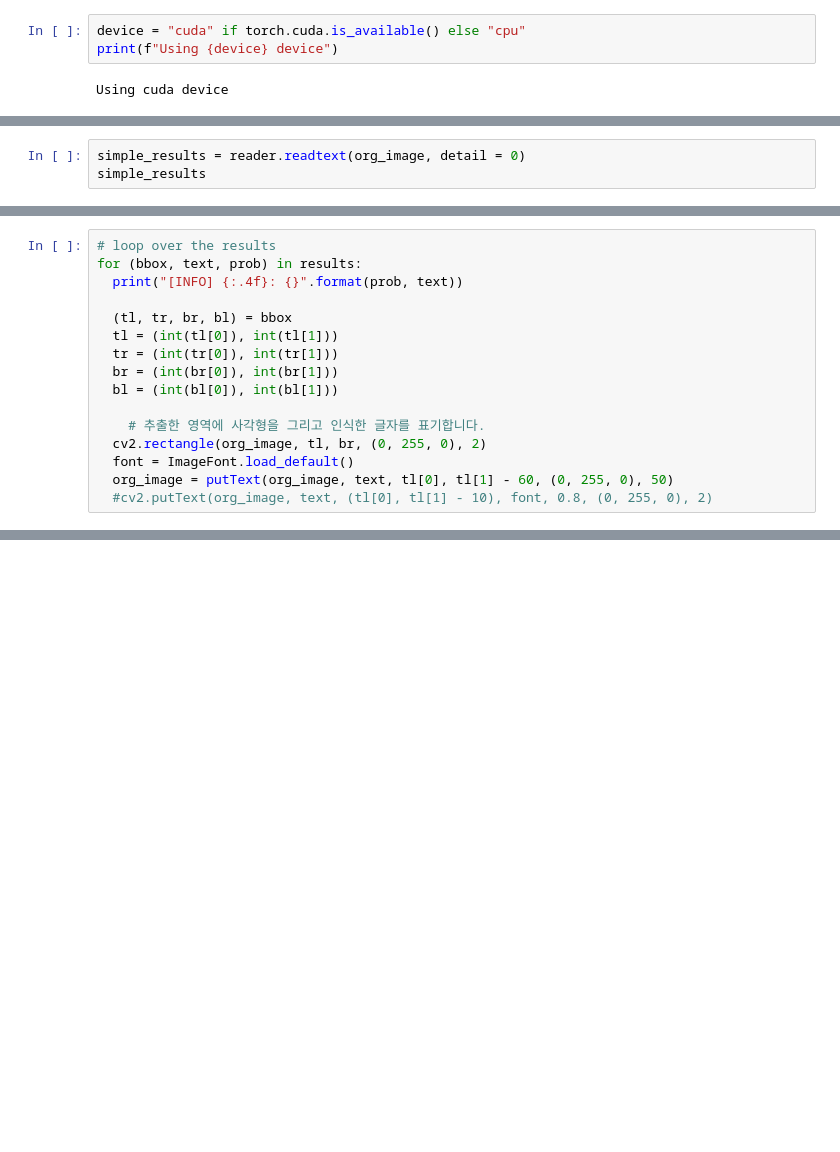
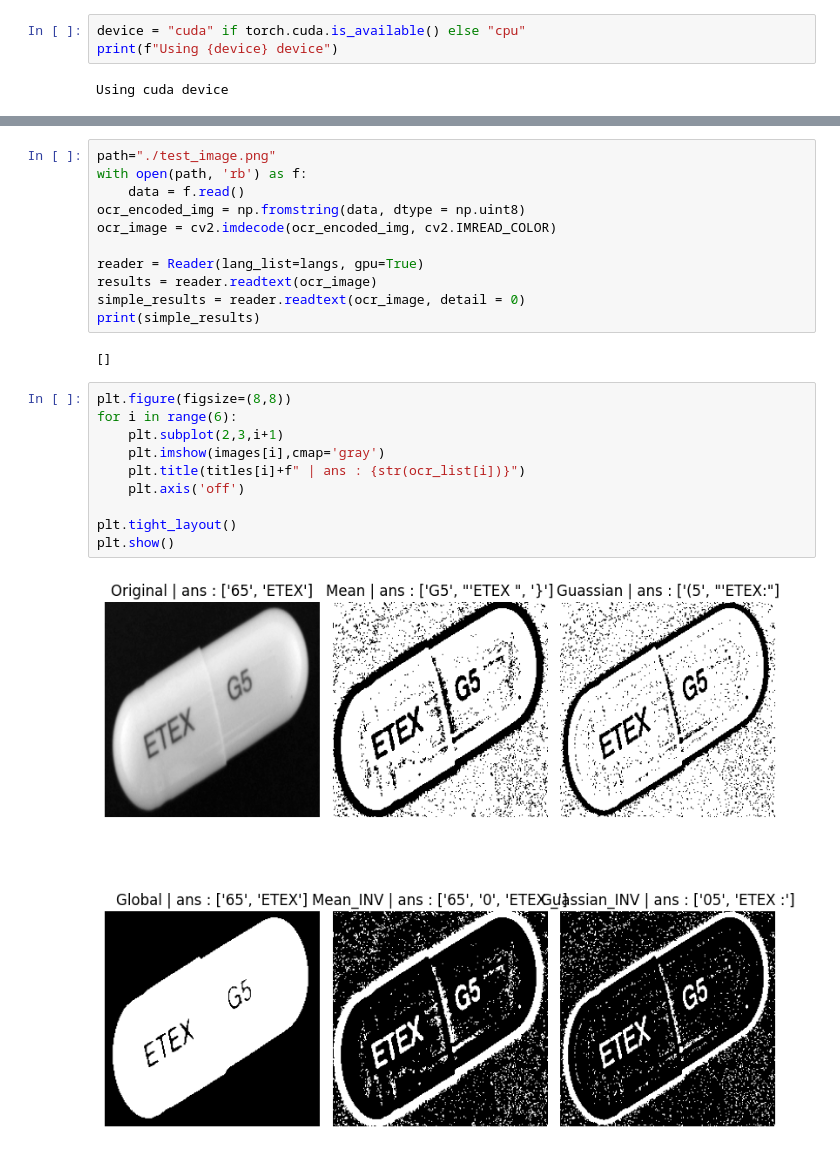
Before and after one commit to python-programmer1512/KCF_23, a Jupyter notebook: ocr.ipynb, the cells around one changed output, grey strips where cells are left out. Saved outputs shown, nothing was run; the diff lists cells and outputs as text; blank space fills up the shorter version.

```diff
--- a/ocr.ipynb
+++ b/ocr.ipynb
@@ -144,3 +17,0 @@ results
-# %%
-simple_results = reader.readtext(org_image, detail = 0)
-simple_results
@@ -149,16 +17,0 @@ simple_results
-# %%
-# loop over the results
-for (bbox, text, prob) in results:
-  print("[INFO] {:.4f}: {}".format(prob, text))
-
-  (tl, tr, br, bl) = bbox
-  tl = (int(tl[0]), int(tl[1]))
-  tr = (int(tr[0]), int(tr[1]))
-  br = (int(br[0]), int(br[1]))
-  bl = (int(bl[0]), int(bl[1]))
-
-	# 추출한 영역에 사각형을 그리고 인식한 글자를 표기합니다.
-  cv2.rectangle(org_image, tl, br, (0, 255, 0), 2)
-  font = ImageFont.load_default()
-  org_image = putText(org_image, text, tl[0], tl[1] - 60, (0, 255, 0), 50)
-  #cv2.putText(org_image, text, (tl[0], tl[1] - 10), font, 0.8, (0, 255, 0), 2)
@@ -208,0 +110,25 @@ otsu threshold
+# %%
+path="./test_image.png"
+with open(path, 'rb') as f:
+    data = f.read()
+ocr_encoded_img = np.fromstring(data, dtype = np.uint8)
+ocr_image = cv2.imdecode(ocr_encoded_img, cv2.IMREAD_COLOR)
+
+reader = Reader(lang_list=langs, gpu=True)
+results = reader.readtext(ocr_image)
+simple_results = reader.readtext(ocr_image, detail = 0)
+print(simple_results)
+# %% [output]
+[]
+# %%
+plt.figure(figsize=(8,8))
+for i in range(6):
+    plt.subplot(2,3,i+1)
+    plt.imshow(images[i],cmap='gray')
+    plt.title(titles[i]+f" | ans : {str(ocr_list[i])}")
+    plt.axis('off')
+
+plt.tight_layout()
+plt.show()
+# %% [output]
+[figure, added]
```
Also changed, not shown: parts of 10 cells of this notebook, 2 other files.
